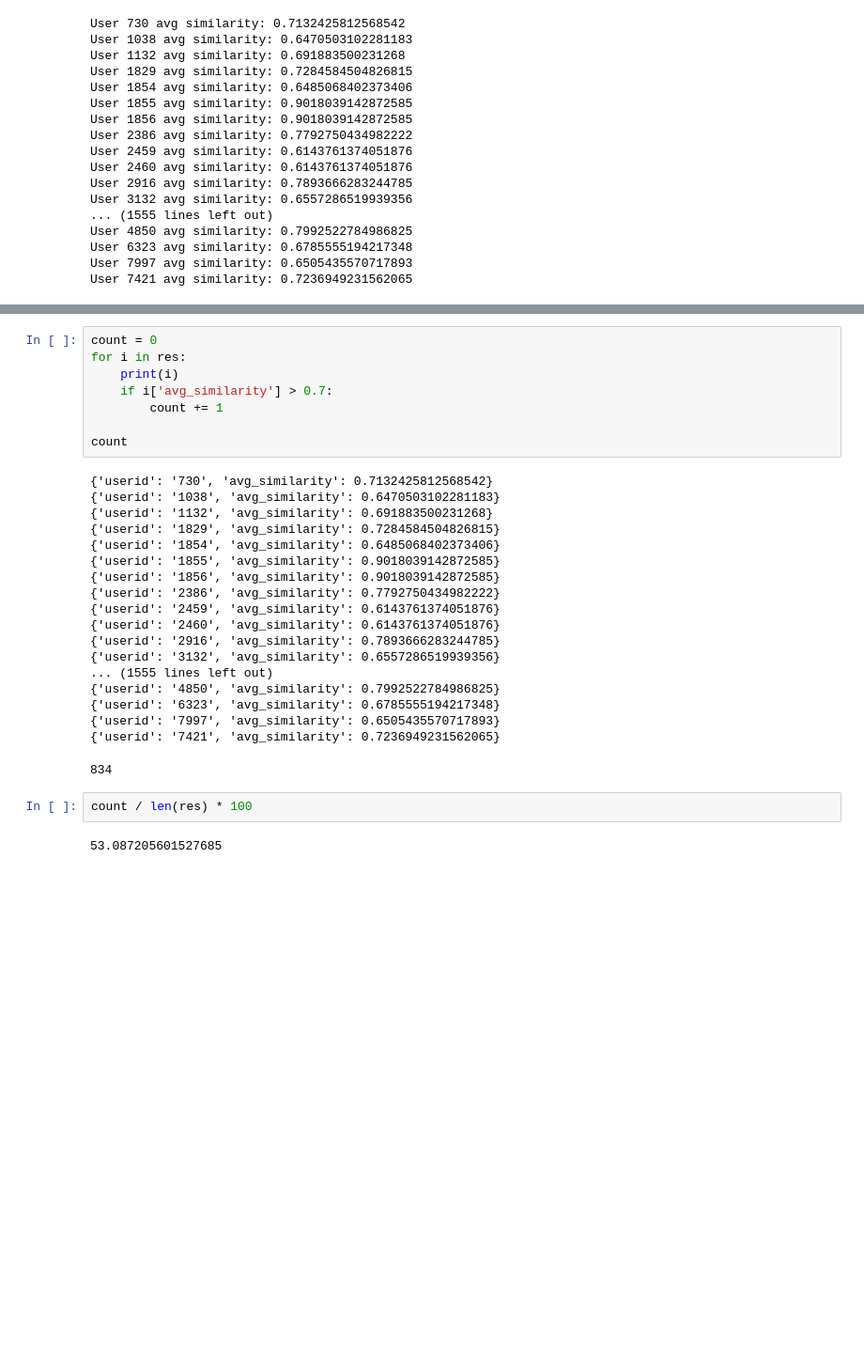
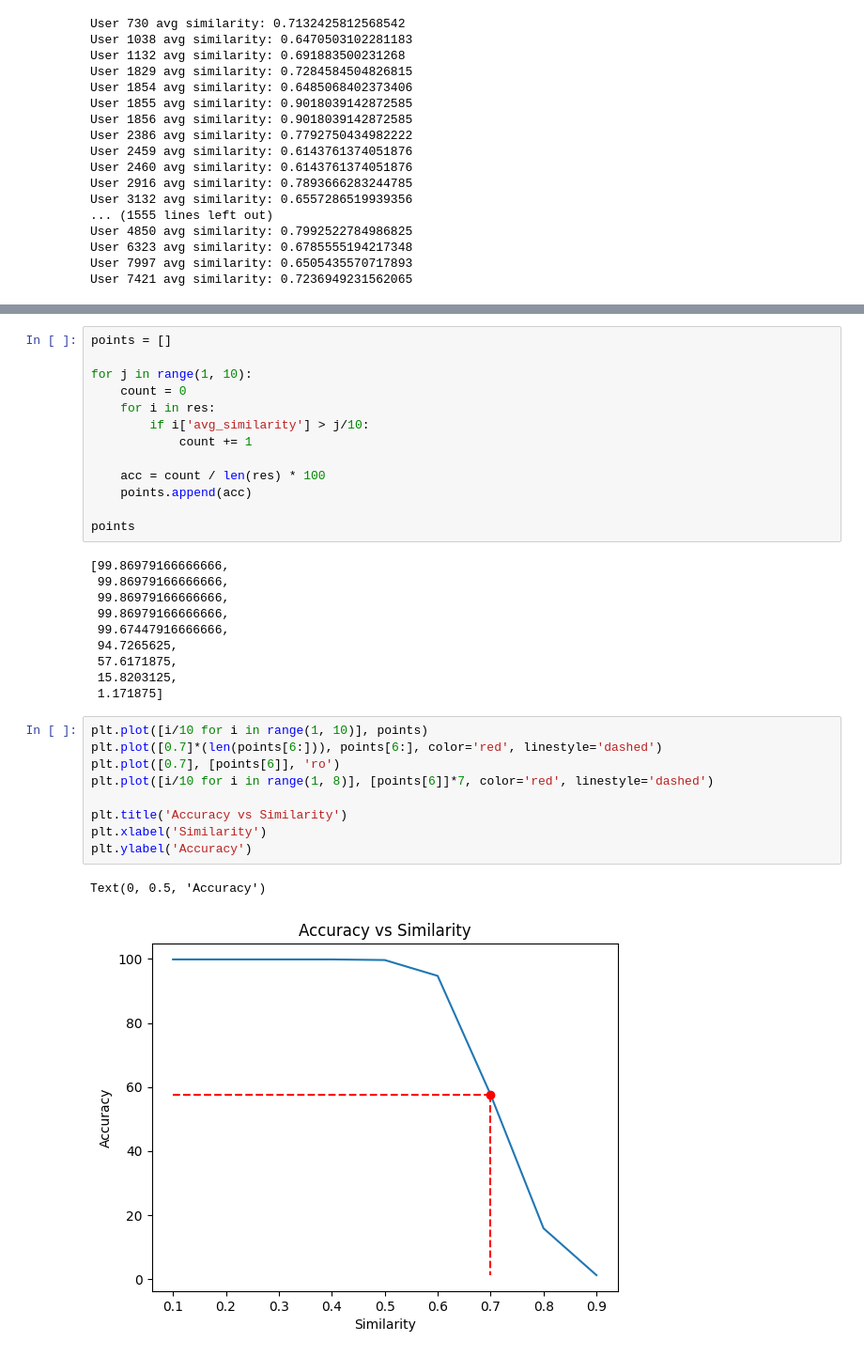
Before and after one commit to vansh2101/song-recommendation-system, a Jupyter notebook: similarity.ipynb, the cells around one changed output, grey strips where cells are left out. Shown at 94% size. Cells and saved outputs as stored; diff of their text form; blank space fills up the shorter version.

Commit message:
similarity on random songs

```diff
--- a/similarity.ipynb
+++ b/similarity.ipynb
@@ -234,31 +309,35 @@ len(res)
 # %%
-count = 0
-for i in res:
-    print(i)
-    if i['avg_similarity'] > 0.7:
-        count += 1
+points = []
 
-count
+for j in range(1, 10):
+    count = 0
+    for i in res:
+        if i['avg_similarity'] > j/10:
+            count += 1
+
+    acc = count / len(res) * 100
+    points.append(acc)
+
+points
 # %% [output]
-{'userid': '730', 'avg_similarity': 0.7132425812568542}
-{'userid': '1038', 'avg_similarity': 0.6470503102281183}
-{'userid': '1132', 'avg_similarity': 0.691883500231268}
-{'userid': '1829', 'avg_similarity': 0.7284584504826815}
-{'userid': '1854', 'avg_similarity': 0.6485068402373406}
-{'userid': '1855', 'avg_similarity': 0.9018039142872585}
-{'userid': '1856', 'avg_similarity': 0.9018039142872585}
-{'userid': '2386', 'avg_similarity': 0.7792750434982222}
-{'userid': '2459', 'avg_similarity': 0.6143761374051876}
-{'userid': '2460', 'avg_similarity': 0.6143761374051876}
-{'userid': '2916', 'avg_similarity': 0.7893666283244785}
-{'userid': '3132', 'avg_similarity': 0.6557286519939356}
-... (1555 lines left out)
-{'userid': '4850', 'avg_similarity': 0.7992522784986825}
-{'userid': '6323', 'avg_similarity': 0.6785555194217348}
-{'userid': '7997', 'avg_similarity': 0.6505435570717893}
-{'userid': '7421', 'avg_similarity': 0.7236949231562065}
+[99.86979166666666,
+ 99.86979166666666,
+ 99.86979166666666,
+ 99.86979166666666,
+ 99.67447916666666,
+ 94.7265625,
+ 57.6171875,
+ 15.8203125,
+ 1.171875]
-834
-# %%
-count / len(res) * 100
-# %% [output]
-53.087205601527685
+# %%
+plt.plot([i/10 for i in range(1, 10)], points)
+plt.plot([0.7]*(len(points[6:])), points[6:], color='red', linestyle='dashed')
+plt.plot([0.7], [points[6]], 'ro')
+plt.plot([i/10 for i in range(1, 8)], [points[6]]*7, color='red', linestyle='dashed')
+
+plt.title('Accuracy vs Similarity')
+plt.xlabel('Similarity')
+plt.ylabel('Accuracy')
+# %% [output]
+Text(0, 0.5, 'Accuracy')
+[figure, added]
```
Also changed, not shown: parts of 5 cells of this notebook.
